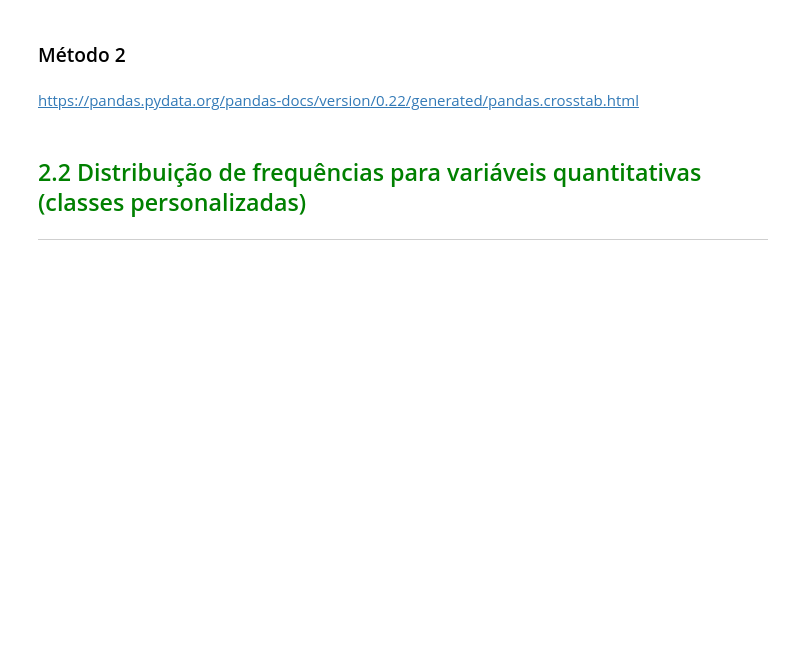
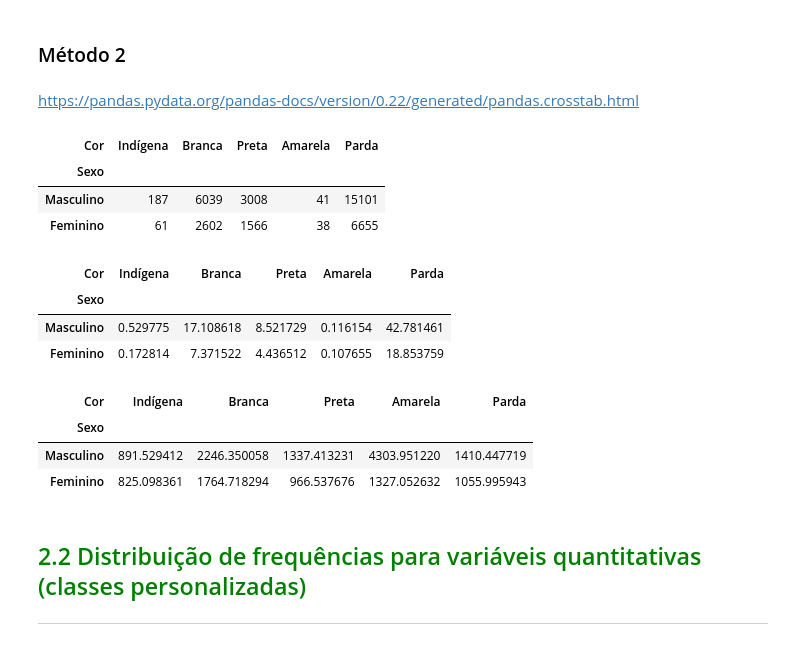
Before and after one commit to undevalmeida/Python, a Jupyter notebook: Estatística com Python/Frequência e Medidas/Curso_de_Estatística_Parte_1.ipynb, the cells around one changed output. Drawn from its saved outputs; the diff is of its cells as text; code cells hidden in the pictures; blank space fills up the shorter version.

```diff
--- a/Estatística com Python/Frequência e Medidas/Curso_de_Estatística_Parte_1.ipynb
+++ b/Estatística com Python/Frequência e Medidas/Curso_de_Estatística_Parte_1.ipynb
@@ -252,6 +236,46 @@ distribuicao_frequencia_qualitativas
 ### Método 2
 # %% [markdown]
 https://pandas.pydata.org/pandas-docs/version/0.22/generated/pandas.crosstab.html
+# %%
+sexo = {0 : 'Masculino',
+        1 : 'Feminino'}
+
+cor = {0 : 'Indígena',
+       2 : 'Branca',
+       4 : 'Preta',
+       6 : 'Amarela',
+       8 : 'Parda',
+       9 : 'Sem declaração'}
+# %%
+frequencia = pd.crosstab(dados['Sexo'], dados['Cor'])
+frequencia.rename(index = sexo, inplace = True)
+frequencia.rename(columns = cor, inplace = True)
+frequencia
+# %% [output]
+| Cor | Indígena | Branca | Preta | Amarela | Parda |
+| Sexo |  |  |  |  |  |
+| Masculino | 187 | 6039 | 3008 | 41 | 15101 |
+| Feminino | 61 | 2602 | 1566 | 38 | 6655 |
+# %%
+percentual = pd.crosstab(dados['Sexo'], dados['Cor'], normalize = True) * 100
+percentual.rename(index = sexo, inplace = True)
+percentual.rename(columns = cor, inplace = True)
+percentual
+# %% [output]
+| Cor | Indígena | Branca | Preta | Amarela | Parda |
+| Sexo |  |  |  |  |  |
+| Masculino | 0.529775 | 17.108618 | 8.521729 | 0.116154 | 42.781461 |
+| Feminino | 0.172814 | 7.371522 | 4.436512 | 0.107655 | 18.853759 |
+# %%
+percentual = pd.crosstab(dados['Sexo'], dados['Cor'], aggfunc = 'mean', values = dados['Renda']) # média de renda por cor
+percentual.rename(index = sexo, inplace = True)
+percentual.rename(columns = cor, inplace = True)
+percentual
+# %% [output]
+| Cor | Indígena | Branca | Preta | Amarela | Parda |
+| Sexo |  |  |  |  |  |
+| Masculino | 891.529412 | 2246.350058 | 1337.413231 | 4303.951220 | 1410.447719 |
+| Feminino | 825.098361 | 1764.718294 | 966.537676 | 1327.052632 | 1055.995943 |
 # %% [markdown]
 ## <font color=green>2.2 Distribuição de frequências para variáveis quantitativas (classes personalizadas)</font>
 ***
```
Also changed, not shown: parts of 7 cells of this notebook.
